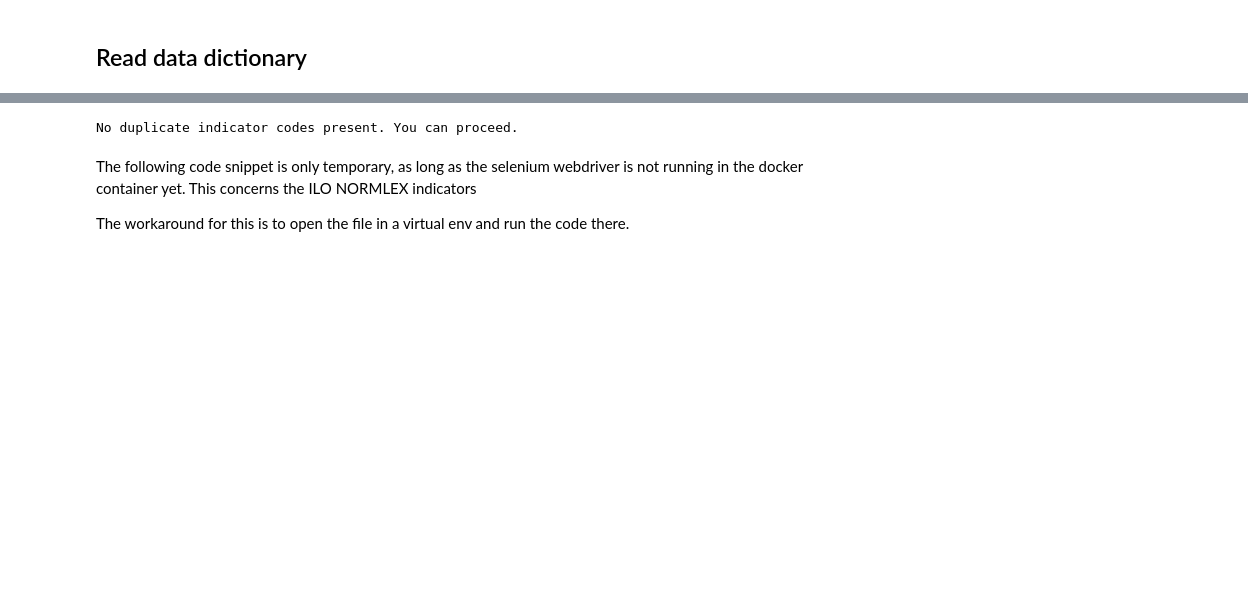
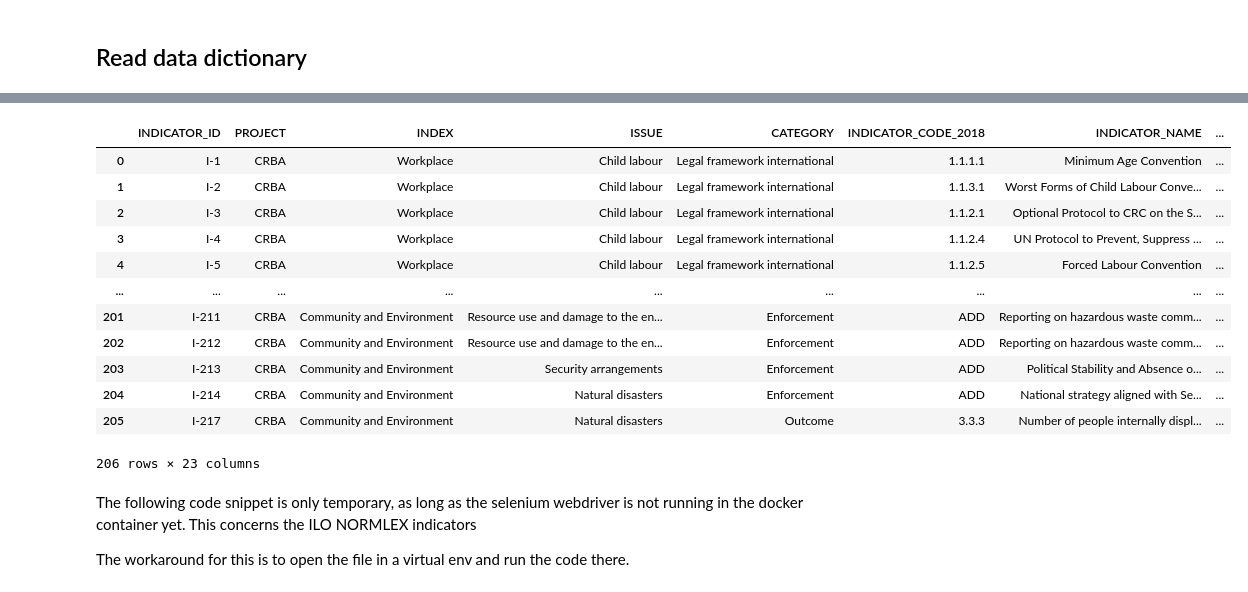
Before and after one commit to m-g-d-c/crba-etl, a Jupyter notebook: main_refactor.ipynb, the cells around one changed output, grey strips where cells are left out. Saved outputs shown, nothing was run; the diff lists cells and outputs as text; code cells hidden in the pictures; blank space fills up the shorter version.

```diff
--- a/main_refactor.ipynb
+++ b/main_refactor.ipynb
@@ -110,43 +170,24 @@ with open(data_in / 'value_mapping_sdmx_encoding.py') as file:
+# %%
+crba_data_dictionary_indicator.merge(
+    right=crba_data_dictionary_input_list[['INDEX', 'INDEX_CODE']],
+    left_on='INDEX',
+    right_on='INDEX'
+)
+# %% [output]
+|  | INDICATOR_ID | PROJECT | INDEX | ISSUE | CATEGORY | INDICATOR_CODE_2018 | INDICATOR_NAME | ... |
+| 0 | I-1 | CRBA | Workplace | Child labour | Legal framework international | 1.1.1.1 | Minimum Age Convention | ... |
+| 1 | I-2 | CRBA | Workplace | Child labour | Legal framework international | 1.1.3.1 | Worst Forms of Child Labour Conve... | ... |
+| 2 | I-3 | CRBA | Workplace | Child labour | Legal framework international | 1.1.2.1 | Optional Protocol to CRC on the S... | ... |
+| 3 | I-4 | CRBA | Workplace | Child labour | Legal framework international | 1.1.2.4 | UN Protocol to Prevent, Suppress ... | ... |
+| 4 | I-5 | CRBA | Workplace | Child labour | Legal framework international | 1.1.2.5 | Forced Labour Convention | ... |
+| ... | ... | ... | ... | ... | ... | ... | ... | ... |
+| 201 | I-211 | CRBA | Community and Environment | Resource use and damage to the en... | Enforcement | ADD | Reporting on hazardous waste comm... | ... |
+| 202 | I-212 | CRBA | Community and Environment | Resource use and damage to the en... | Enforcement | ADD | Reporting on hazardous waste comm... | ... |
+| 203 | I-213 | CRBA | Community and Environment | Security arrangements | Enforcement | ADD | Political Stability and Absence o... | ... |
+| 204 | I-214 | CRBA | Community and Environment | Natural disasters | Enforcement | ADD | National strategy aligned with Se... | ... |
+| 205 | I-217 | CRBA | Community and Environment | Natural disasters | Outcome | 3.3.3 | Number of people internally displ... | ... |
+206 rows × 23 columns
 # %%
-# sources sheet
-crba_data_dictionary_source = pd.read_excel(
-    data_in / 'indicator_dictionary_CRBA.xlsx',
-    sheet_name = "Source",
-    keep_default_na = False
-)
-    # Delete sources that are deprecated
-crba_data_dictionary_source = crba_data_dictionary_source[crba_data_dictionary_source.STATUS != 'Deleted']
-
-# snapshot sheet
-crba_data_dictionary_snapshot = pd.read_excel(
-    data_in / 'indicator_dictionary_CRBA.xlsx',
-    sheet_name = "Snapshot",
-    keep_default_na = False
-)
-
-# Delete snapshots which aren't used in 2020
-crba_data_dictionary_snapshot = crba_data_dictionary_snapshot[crba_data_dictionary_snapshot.YEAR_USED == 2020]
-
-# indicator sheet
-crba_data_dictionary_indicator = pd.read_excel(
-    data_in / 'indicator_dictionary_CRBA.xlsx',
-    sheet_name = "Indicator",
-    keep_default_na = False,
-)
-
-    # Delete indicators that are deprecated
-crba_data_dictionary_indicator = crba_data_dictionary_indicator[crba_data_dictionary_indicator.STATUS != 'Deleted']
-
-    # Pandas also reads rows with no content (empty strings)
-crba_data_dictionary_indicator = crba_data_dictionary_indicator.loc[crba_data_dictionary_indicator.INDICATOR_NAME != '', :]
-
-
-# Input lists
-crba_data_dictionary_input_list = pd.read_excel(
-    data_in / 'indicator_dictionary_CRBA.xlsx',
-    sheet_name = "Input_Lists",
-    keep_default_na = False
-)
 
 # Add 2-digit shortcodes of index, issue and category to indicators sheet
 crba_data_dictionary_indicator = crba_data_dictionary_indicator.merge(
@@ -185,8 +226,6 @@ if len(duplicate_codes) != 0:
     raise Exception(f"WARNING: Theese are indicator names that have been assigned with the same indicator code {duplicate_codes} \n Please change the names to avoid duplicates")
 else:
     print("No duplicate indicator codes present. You can proceed.")
-# %% [output]
-No duplicate indicator codes present. You can proceed.
 # %% [markdown]
 The following code snippet is only temporary, as long as the selenium webdriver is not running in the docker container yet. This concerns the ILO NORMLEX indicators
 
```
Also changed, not shown: parts of 6 cells of this notebook, 30 other files.
